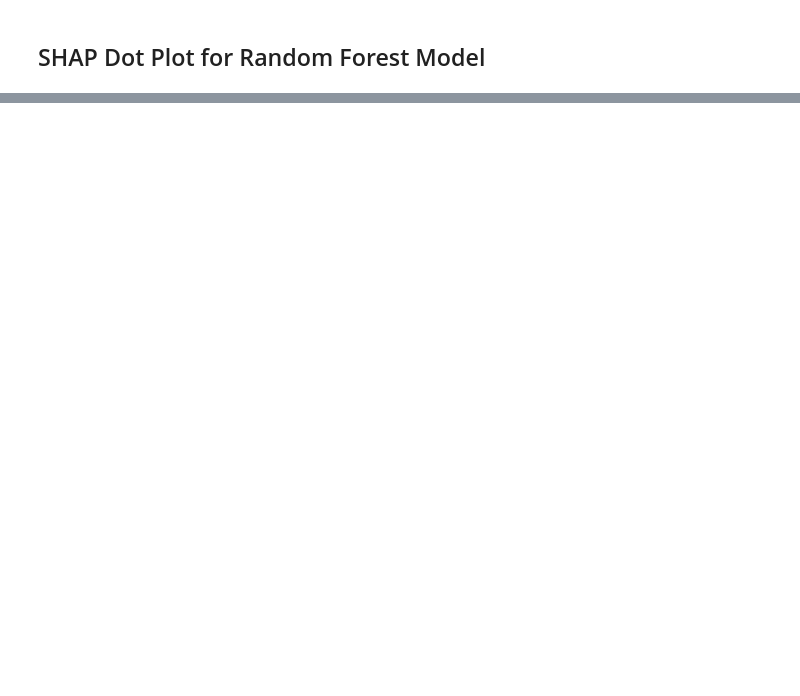
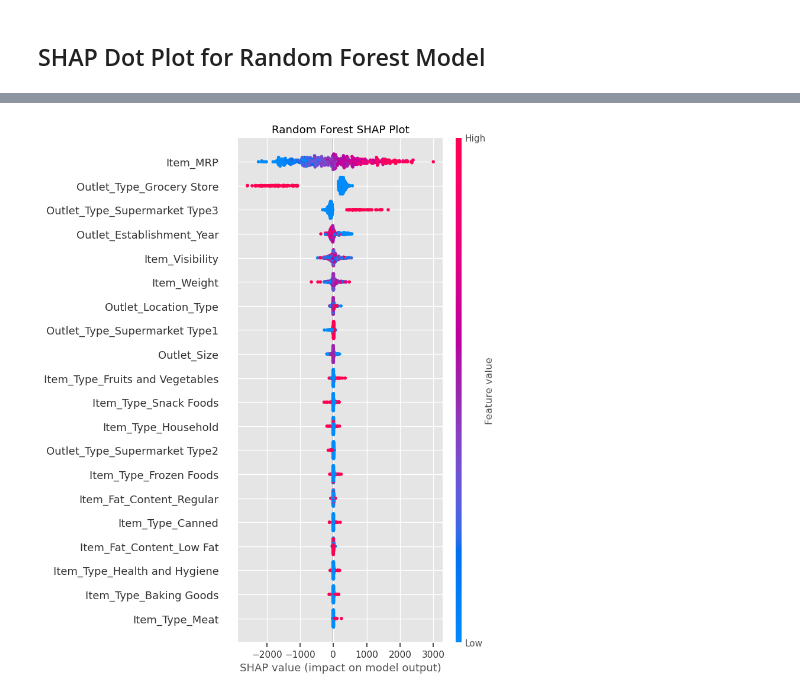
Before and after one commit to RosaR02/Project-1---part-1, a Jupyter notebook: Explaining Models with Shap.ipynb, the cells around one changed output, grey strips where cells are left out. Drawn from its saved outputs; the diff is of its cells as text; code cells hidden in the pictures; blank space fills up the shorter version.

```diff
--- a/Explaining Models with Shap.ipynb
+++ b/Explaining Models with Shap.ipynb
@@ -301,0 +316,10 @@ No data for colormapping provided via 'c'. Parameters 'vmin', 'vmax' will be ign
+# %%
+# save visualization
+fig, ax = plt.subplots()
+
+shap.summary_plot(rf_shap_values, features=X_shap, show=False)
+ax.set_title('Random Forest SHAP Plot')
+
+fig.savefig('images/RFShapDotplot.png')
+# %% [output]
+[figure, added]
```
Also changed, not shown: parts of 6 cells of this notebook, 2 other files.
